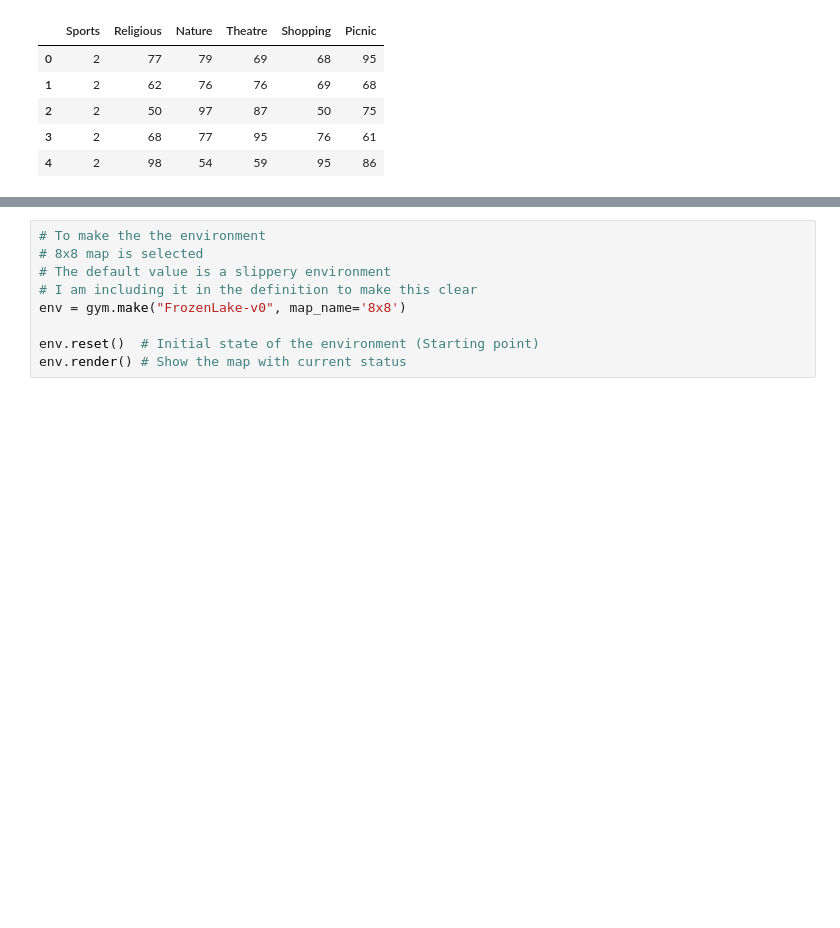
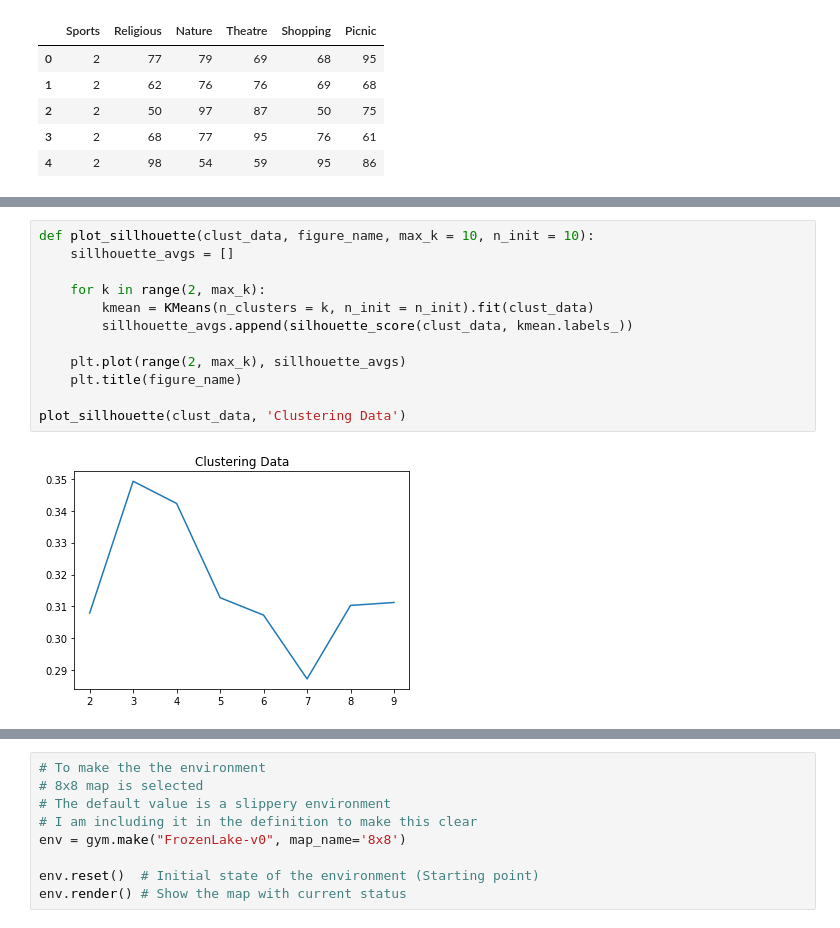
Before and after one commit to ale-wyss/uah_unsup_and_rei_learning, a Jupyter notebook: UnsupervisedAndReinforcementLearning_Assigment.ipynb, the cells around one changed output, grey strips where cells are left out. Drawn from its saved outputs; the diff is of its cells as text; blank space fills up the shorter version.

```diff
--- a/UnsupervisedAndReinforcementLearning_Assigment.ipynb
+++ b/UnsupervisedAndReinforcementLearning_Assigment.ipynb
@@ -191,0 +202,14 @@ For n_clusters = 8 The average silhouette_score is : 0.3054187605036031
+# %%
+def plot_sillhouette(clust_data, figure_name, max_k = 10, n_init = 10):
+    sillhouette_avgs = []
+
+    for k in range(2, max_k):
+        kmean = KMeans(n_clusters = k, n_init = n_init).fit(clust_data)
+        sillhouette_avgs.append(silhouette_score(clust_data, kmean.labels_))
+
+    plt.plot(range(2, max_k), sillhouette_avgs)
+    plt.title(figure_name)
+
+plot_sillhouette(clust_data, 'Clustering Data')
+# %% [output]
+[figure, added]
```
Also changed, not shown: parts of 58 cells of this notebook.
